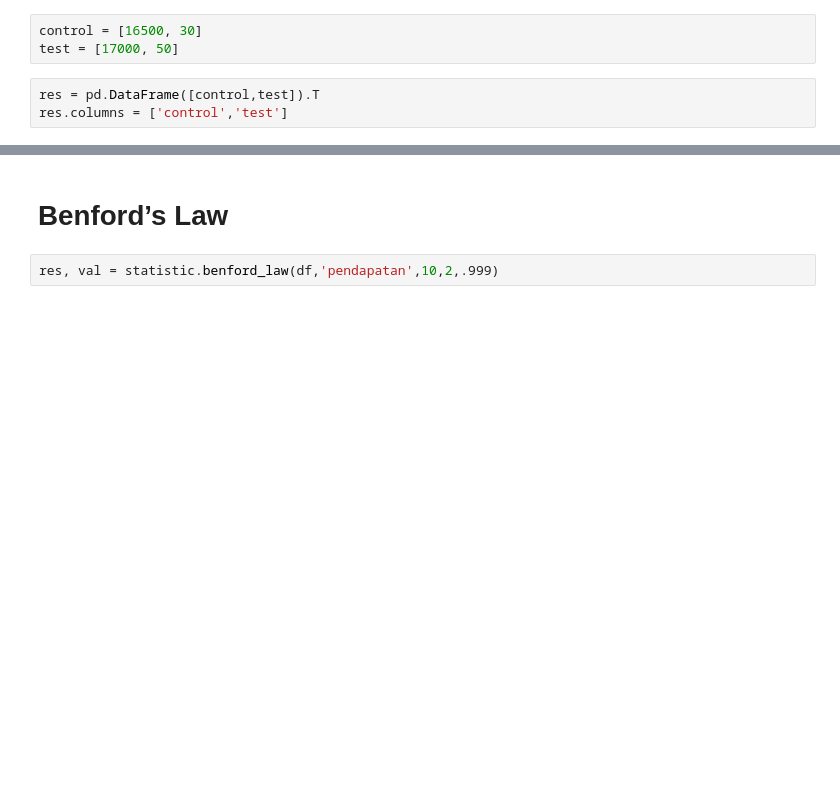
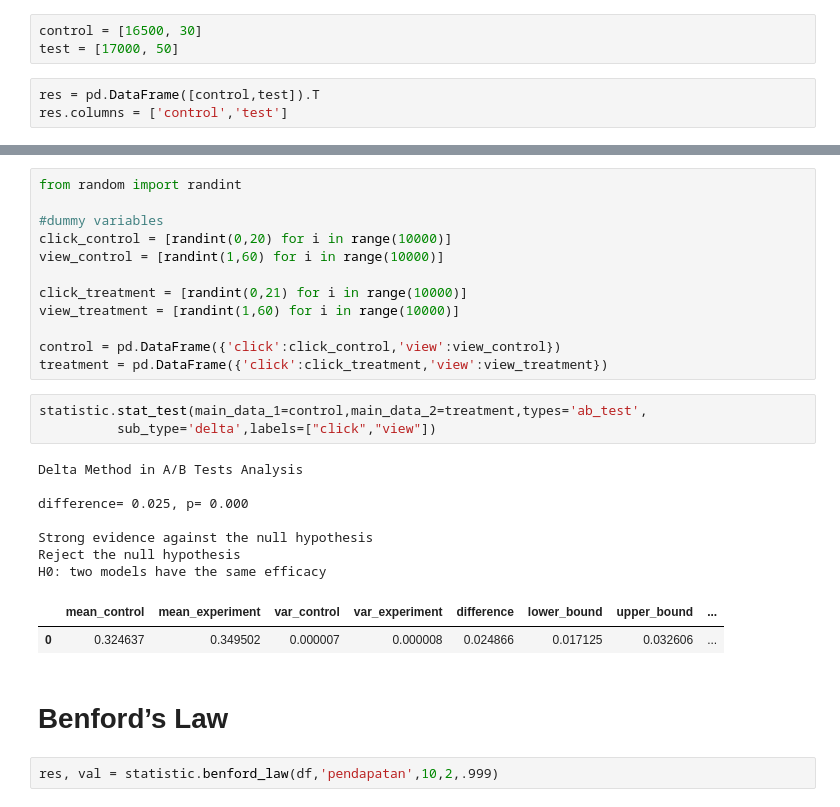
Before and after one commit to imanursar/Machine-Learning-Notes, a Jupyter notebook: Custom Function/Statistic Function.ipynb, the cells around one changed output, grey strips where cells are left out. Drawn from its saved outputs; the diff is of its cells as text; blank space fills up the shorter version.

```diff
--- a/Custom Function/Statistic Function.ipynb
+++ b/Custom Function/Statistic Function.ipynb
@@ -337,6 +337,31 @@ statistic.stat_test(res['control'],res['test'],types='ab_test',type_ab='matrix')
 Test option lift matix by 59.68% with 98.2% probability.
 the area is 0.98,
 which means that the Test option performs better than the Test one with 98.21% probability.
+# %%
+from random import randint
+
+#dummy variables
+click_control = [randint(0,20) for i in range(10000)]
+view_control = [randint(1,60) for i in range(10000)]
+
+click_treatment = [randint(0,21) for i in range(10000)]
+view_treatment = [randint(1,60) for i in range(10000)]
+
+control = pd.DataFrame({'click':click_control,'view':view_control})
+treatment = pd.DataFrame({'click':click_treatment,'view':view_treatment})
+# %%
+statistic.stat_test(main_data_1=control,main_data_2=treatment,types='ab_test',
+          sub_type='delta',labels=["click","view"])
+# %% [output]
+Delta Method in A/B Tests Analysis
+
+difference= 0.025, p= 0.000
+
+Strong evidence against the null hypothesis
+Reject the null hypothesis
+H0: two models have the same efficacy
+|  | mean_control | mean_experiment | var_control | var_experiment | difference | lower_bound | upper_bound | ... |
+| 0 | 0.324637 | 0.349502 | 0.000007 | 0.000008 | 0.024866 | 0.017125 | 0.032606 | ... |
 # %% [markdown]
 # Benford’s Law
 # %%
```
Also changed, not shown: parts of 1 cell of this notebook.
